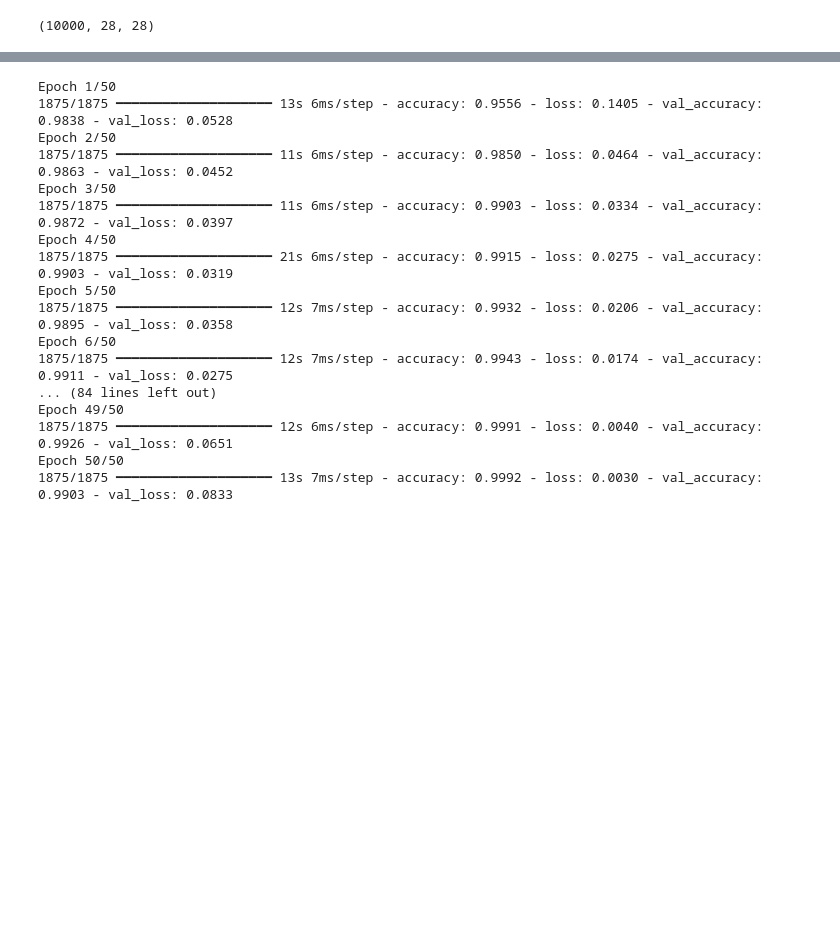
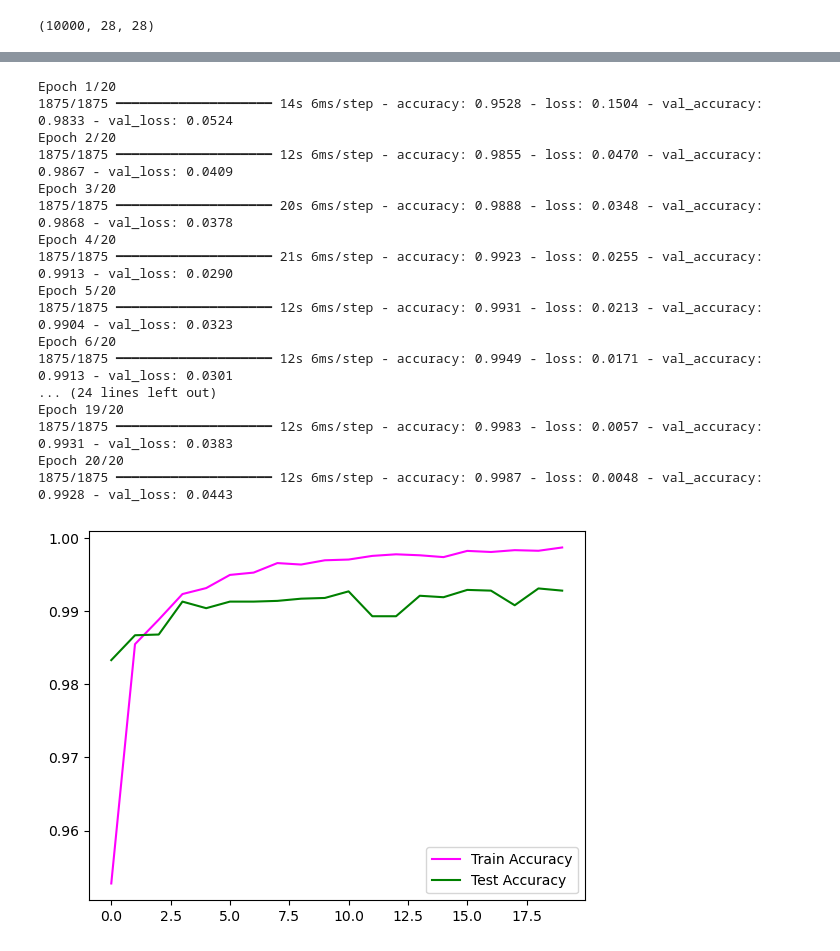
Before and after one commit to grv08singh/01_masterRepo, a Jupyter notebook: 04_Learnings/07_self_ml_dl_models/01_mnist_all.ipynb, the cells around one changed output, grey strips where cells are left out. Drawn from its saved outputs; the diff is of its cells as text; code cells hidden in the pictures; blank space fills up the shorter version.

```diff
--- a/04_Learnings/07_self_ml_dl_models/01_mnist_all.ipynb
+++ b/04_Learnings/07_self_ml_dl_models/01_mnist_all.ipynb
@@ -1753,7 +1752,7 @@ model.add(
         32,                     #32 filters
         (3,3),                  #kernel size 3x3
         activation='relu',
-        input_shape = X_train_normalized.shape[1::]
+        input_shape = X_train_n.shape[1::]
     )
 )
 
@@ -1855,24 +1854,31 @@ model.compile(
 history_01 = model.fit(
     X_train_n,
     y_train,
-    epochs=50,
+    epochs=20,
     validation_data = (X_test_n, y_test)
 )
 # %% [output]
-Epoch 1/50
-1875/1875 ━━━━━━━━━━━━━━━━━━━━ 13s 6ms/step - accuracy: 0.9556 - loss: 0.1405 - val_accuracy: 0.9838 - val_loss: 0.0528
-Epoch 2/50
-1875/1875 ━━━━━━━━━━━━━━━━━━━━ 11s 6ms/step - accuracy: 0.9850 - loss: 0.0464 - val_accuracy: 0.9863 - val_loss: 0.0452
-Epoch 3/50
-1875/1875 ━━━━━━━━━━━━━━━━━━━━ 11s 6ms/step - accuracy: 0.9903 - loss: 0.0334 - val_accuracy: 0.9872 - val_loss: 0.0397
-Epoch 4/50
-1875/1875 ━━━━━━━━━━━━━━━━━━━━ 21s 6ms/step - accuracy: 0.9915 - loss: 0.0275 - val_accuracy: 0.9903 - val_loss: 0.0319
-Epoch 5/50
-1875/1875 ━━━━━━━━━━━━━━━━━━━━ 12s 7ms/step - accuracy: 0.9932 - loss: 0.0206 - val_accuracy: 0.9895 - val_loss: 0.0358
-Epoch 6/50
-1875/1875 ━━━━━━━━━━━━━━━━━━━━ 12s 7ms/step - accuracy: 0.9943 - loss: 0.0174 - val_accuracy: 0.9911 - val_loss: 0.0275
-... (84 lines left out)
-Epoch 49/50
-1875/1875 ━━━━━━━━━━━━━━━━━━━━ 12s 6ms/step - accuracy: 0.9991 - loss: 0.0040 - val_accuracy: 0.9926 - val_loss: 0.0651
-Epoch 50/50
-1875/1875 ━━━━━━━━━━━━━━━━━━━━ 13s 7ms/step - accuracy: 0.9992 - loss: 0.0030 - val_accuracy: 0.9903 - val_loss: 0.0833
+Epoch 1/20
+1875/1875 ━━━━━━━━━━━━━━━━━━━━ 14s 6ms/step - accuracy: 0.9528 - loss: 0.1504 - val_accuracy: 0.9833 - val_loss: 0.0524
+Epoch 2/20
+1875/1875 ━━━━━━━━━━━━━━━━━━━━ 12s 6ms/step - accuracy: 0.9855 - loss: 0.0470 - val_accuracy: 0.9867 - val_loss: 0.0409
+Epoch 3/20
+1875/1875 ━━━━━━━━━━━━━━━━━━━━ 20s 6ms/step - accuracy: 0.9888 - loss: 0.0348 - val_accuracy: 0.9868 - val_loss: 0.0378
+Epoch 4/20
+1875/1875 ━━━━━━━━━━━━━━━━━━━━ 21s 6ms/step - accuracy: 0.9923 - loss: 0.0255 - val_accuracy: 0.9913 - val_loss: 0.0290
+Epoch 5/20
+1875/1875 ━━━━━━━━━━━━━━━━━━━━ 12s 6ms/step - accuracy: 0.9931 - loss: 0.0213 - val_accuracy: 0.9904 - val_loss: 0.0323
+Epoch 6/20
+1875/1875 ━━━━━━━━━━━━━━━━━━━━ 12s 6ms/step - accuracy: 0.9949 - loss: 0.0171 - val_accuracy: 0.9913 - val_loss: 0.0301
+... (24 lines left out)
+Epoch 19/20
+1875/1875 ━━━━━━━━━━━━━━━━━━━━ 12s 6ms/step - accuracy: 0.9983 - loss: 0.0057 - val_accuracy: 0.9931 - val_loss: 0.0383
+Epoch 20/20
+1875/1875 ━━━━━━━━━━━━━━━━━━━━ 12s 6ms/step - accuracy: 0.9987 - loss: 0.0048 - val_accuracy: 0.9928 - val_loss: 0.0443
+# %%
+plt.plot(history_01.history['accuracy'], color='magenta', label='Train Accuracy')
+plt.plot(history_01.history['val_accuracy'], color='green', label='Test Accuracy')
+plt.legend()
+plt.show()
+# %% [output]
+[figure, added]
```
Also changed, not shown: parts of 6 cells of this notebook, 2 other files.
